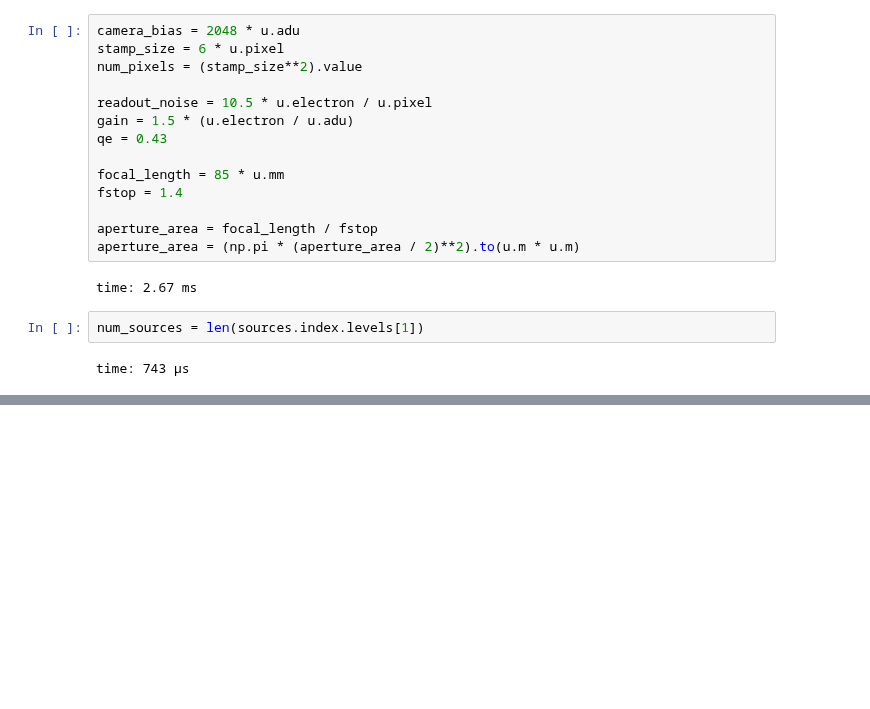
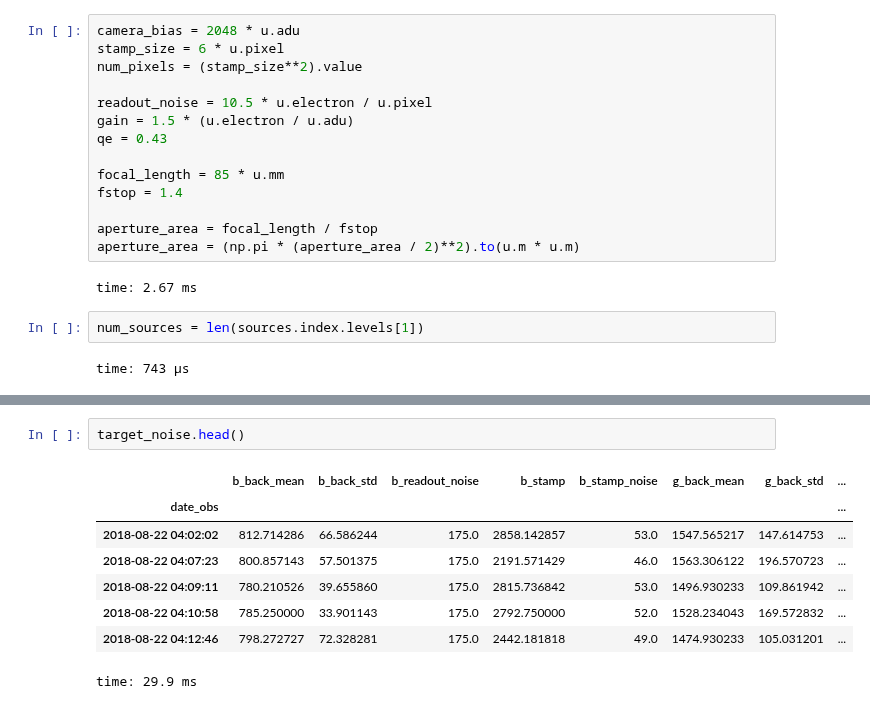
Before and after one commit to panoptes/panoptes-pipeline, a Jupyter notebook: notebooks/processing/PIAA-Target-Noise.ipynb, the cells around one changed output, grey strips where cells are left out. Saved outputs shown, nothing was run; the diff lists cells and outputs as text; blank space fills up the shorter version.

```diff
--- a/notebooks/processing/PIAA-Target-Noise.ipynb
+++ b/notebooks/processing/PIAA-Target-Noise.ipynb
@@ -168,3 +169,14 @@ time: 2.54 ms
+# %%
+target_noise.head()
+# %% [output]
+|  | b_back_mean | b_back_std | b_readout_noise | b_stamp | b_stamp_noise | g_back_mean | g_back_std | ... |
+| date_obs |  |  |  |  |  |  |  | ... |
+| 2018-08-22 04:02:02 | 812.714286 | 66.586244 | 175.0 | 2858.142857 | 53.0 | 1547.565217 | 147.614753 | ... |
+| 2018-08-22 04:07:23 | 800.857143 | 57.501375 | 175.0 | 2191.571429 | 46.0 | 1563.306122 | 196.570723 | ... |
+| 2018-08-22 04:09:11 | 780.210526 | 39.655860 | 175.0 | 2815.736842 | 53.0 | 1496.930233 | 109.861942 | ... |
+| 2018-08-22 04:10:58 | 785.250000 | 33.901143 | 175.0 | 2792.750000 | 52.0 | 1528.234043 | 169.572832 | ... |
+| 2018-08-22 04:12:46 | 798.272727 | 72.328281 | 175.0 | 2442.181818 | 49.0 | 1474.930233 | 105.031201 | ... |
+time: 29.9 ms
 # %%
 g_err = np.sqrt(target_noise.g_back_std**2 + target_noise.g_readout_noise**2 + target_noise.g_stamp_noise**2)
 # %% [output]
```
Also changed, not shown: parts of 21 cells of this notebook, 1 other file.
